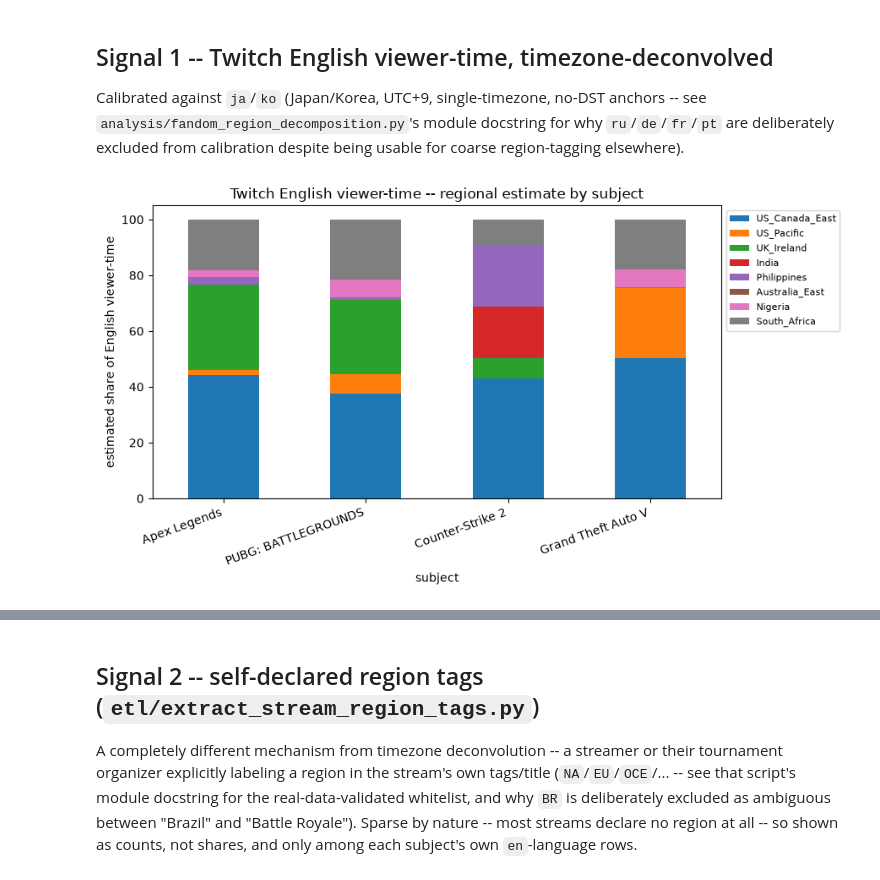
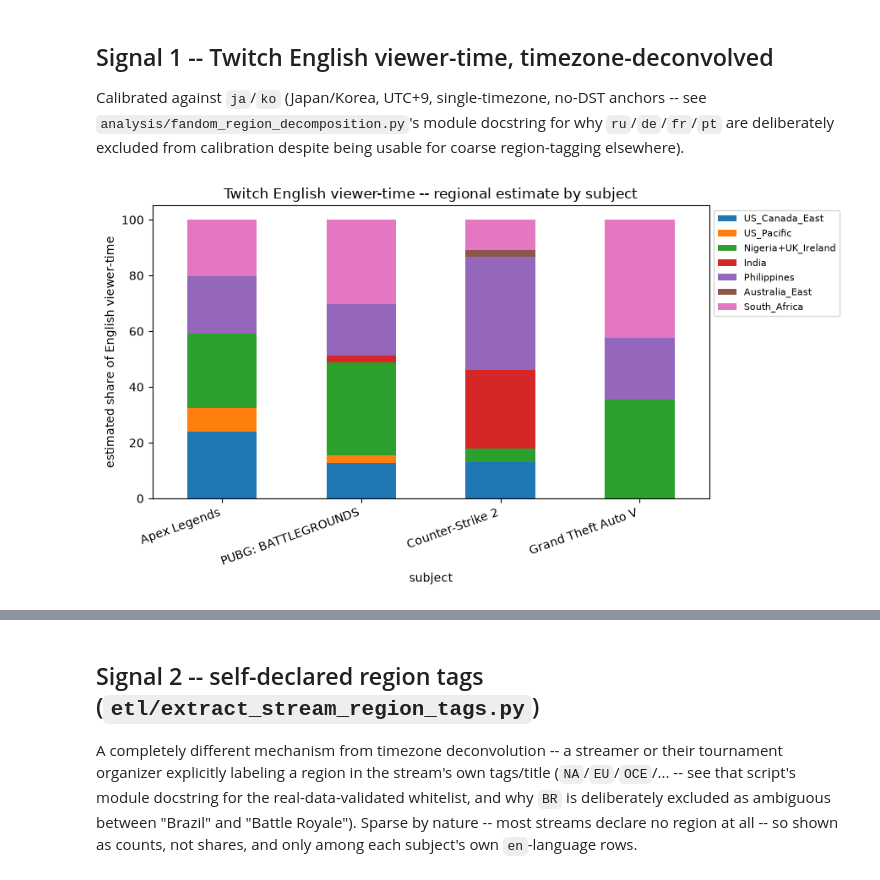
Before and after one commit to JacobH1994/fandomdatapuller, a Jupyter notebook: notebooks/english_fandom_decomposition.ipynb, the cells around one changed output, grey strips where cells are left out. Drawn from its saved outputs; the diff is of its cells as text; code cells hidden in the pictures.

```diff
--- a/notebooks/english_fandom_decomposition.ipynb
+++ b/notebooks/english_fandom_decomposition.ipynb
@@ -23,6 +23,7 @@ grassroots-tournament regional growth.
 # %%
 import sys
 from pathlib import Path
+from datetime import datetime, timezone as _tz
 
 def _find_repo_root(start: Path) -> Path:
     for candidate in [start, *start.parents]:
@@ -51,6 +52,23 @@ SUBJECT_IDS = ["apex_legends", "pubg", "counter_strike", "gta_v"]
 subjects = load_subjects()
 conn = get_connection()
 calibration_curve = calibrate_timezone_curve(conn)
+
+
+def _midpoint(start, end):
+    """Midpoint of a data window as a tz-aware UTC datetime -- accepts
+    either ISO 8601 text (captured_at) or Unix epoch ints
+    (timestamp_created). decompose_by_timezone needs this to resolve each
+    candidate's real, DST-aware UTC offset for the window actually being
+    decomposed, not today's DST state (see that function's own docstring
+    for why reference_datetime has no default)."""
+    def _to_dt(x):
+        if isinstance(x, str):
+            return datetime.strptime(x, "%Y-%m-%dT%H:%M:%SZ").replace(tzinfo=_tz.utc)
+        return datetime.fromtimestamp(x, tz=_tz.utc)
+    a, b = _to_dt(start), _to_dt(end)
+    return a + (b - a) / 2
+
+
 calibration_curve
 # %% [output]
 array([0.04179583, 0.02162894, 0.02778875, 0.04677054, 0.        ,
@@ -68,24 +86,30 @@ calibration despite being usable for coarse region-tagging elsewhere).
 # %%
 twitch_rows = []
 for subject_id in SUBJECT_IDS:
     subject = subjects[subject_id]
+    if subject["source_table"] == "viewership_snapshots":
+        w = conn.execute("SELECT MIN(captured_at), MAX(captured_at) FROM language_mix_snapshots WHERE title_id = ?", (subject["title_id"],)).fetchone()
+    else:
+        w = conn.execute("SELECT MIN(captured_at), MAX(captured_at) FROM platform_viewership_snapshots WHERE game_id = ?", (subject["game_id"],)).fetchone()
     hourly = get_twitch_english_hourly_series(conn, subject)
     total_english_viewer_time = int(hourly.sum())
-    shares = decompose_by_timezone(hourly, calibration_curve=calibration_curve)
+    if w[0] is None or total_english_viewer_time == 0:
+        continue
+    shares = decompose_by_timezone(hourly, calibration_curve=calibration_curve, reference_datetime=_midpoint(w[0], w[1]))
     row = {"subject": subject["display_name"], "total_english_viewer_time": total_english_viewer_time}
     row.update({country: round(share * 100, 1) for country, share in shares.items()})
     twitch_rows.append(row)
 
 twitch_df = pd.DataFrame(twitch_rows).set_index("subject")
 
 fig, ax = plt.subplots(figsize=(9, 5))
 twitch_df.drop(columns="total_english_viewer_time").fillna(0).plot(kind="bar", stacked=True, ax=ax)
 ax.set_ylabel("estimated share of English viewer-time")
 ax.set_title("Twitch English viewer-time -- regional estimate by subject")
 ax.legend(fontsize=8, loc="upper left", bbox_to_anchor=(1.0, 1.0))
 plt.xticks(rotation=20, ha="right")
 plt.tight_layout()
 plt.show()
 twitch_df
 # %% [output]
-[figure, old version]
+[figure, new version]
```
Also changed, not shown: parts of 5 cells of this notebook, 4 other files.
